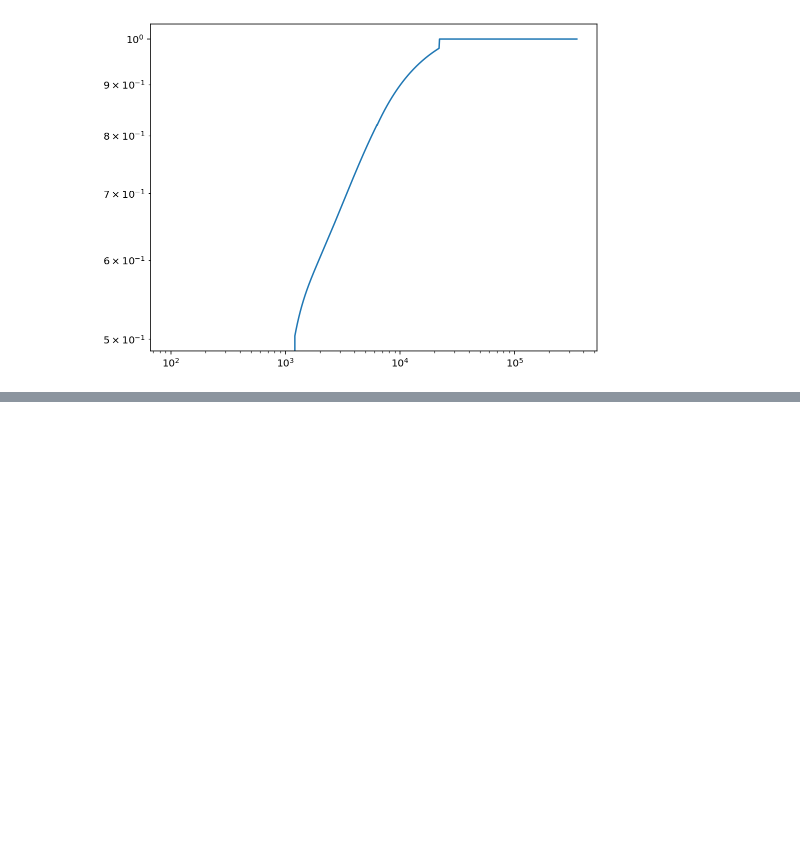
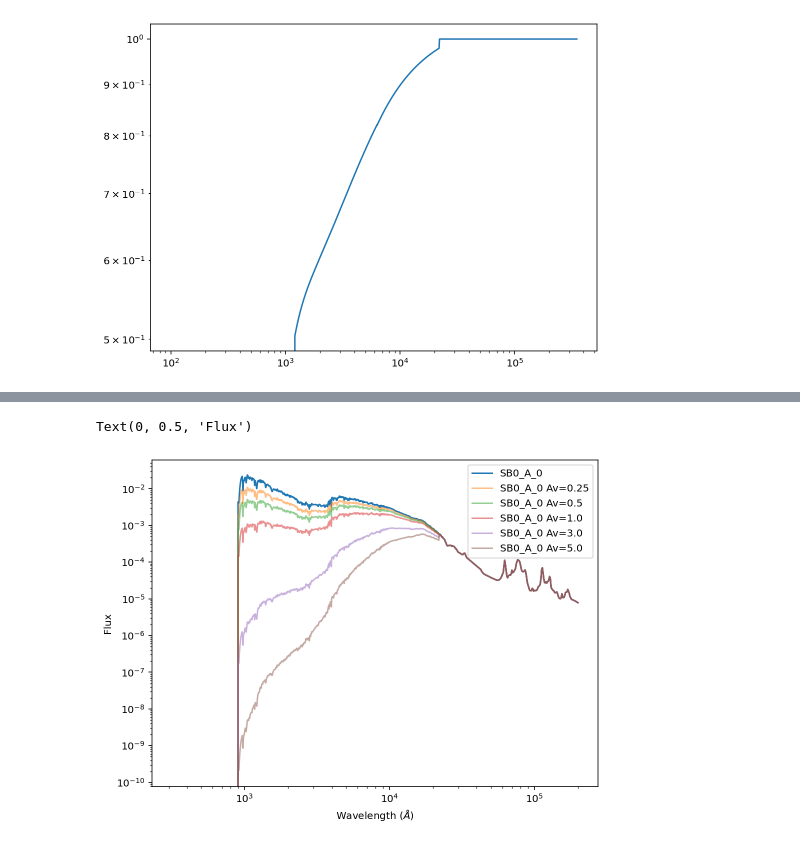
Before and after one commit to hbahk/spherex-challenge, a Jupyter notebook: 7ds_challenge/redden_templates.ipynb, the cells around one changed output, grey strips where cells are left out. Drawn from its saved outputs; the diff is of its cells as text; code cells hidden in the pictures; blank space fills up the shorter version.

```diff
--- a/7ds_challenge/redden_templates.ipynb
+++ b/7ds_challenge/redden_templates.ipynb
@@ -67,0 +103,19 @@ for temppath in temppaths:
+# %%
+temppath = temppaths[141] # 141
+temptab = Table.read(temppath, format='ascii.basic', names=['wave', 'flux'], data_start=0)
+fig = plt.figure(figsize=(8, 6))
+ax = fig.add_subplot(111)
+ax.plot(temptab['wave'], temptab['flux'], label=temppath.stem)
+for Av in Avs:
+    reddened_temppath = REDDENED_TEMPDIR/(temppath.stem + f'_Av{Av}.txt')
+    reddened_temptab = Table.read(reddened_temppath, format='ascii.basic', names=['wave', 'flux'], data_start=0)
+    ax.plot(reddened_temptab['wave'], reddened_temptab['flux'], label=f'{temppath.stem} Av={Av}', alpha=0.5)
+
+ax.set_xscale('log')
+ax.set_yscale('log')
+ax.legend()
+ax.set_xlabel('Wavelength ($\AA$)')
+ax.set_ylabel('Flux')
+# %% [output]
+Text(0, 0.5, 'Flux')
+[figure, added]
```
Also changed, not shown: parts of 5 cells of this notebook, 7 other files.
